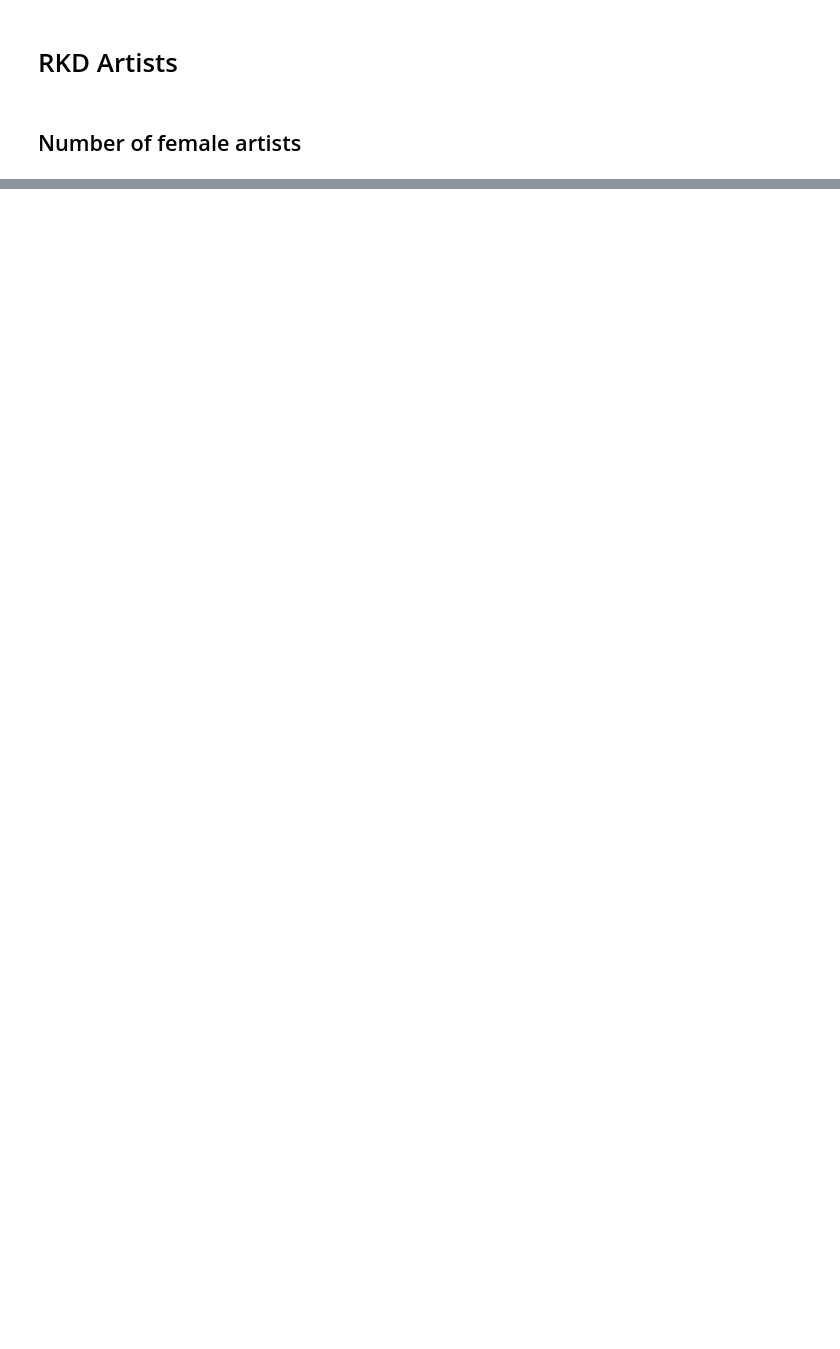
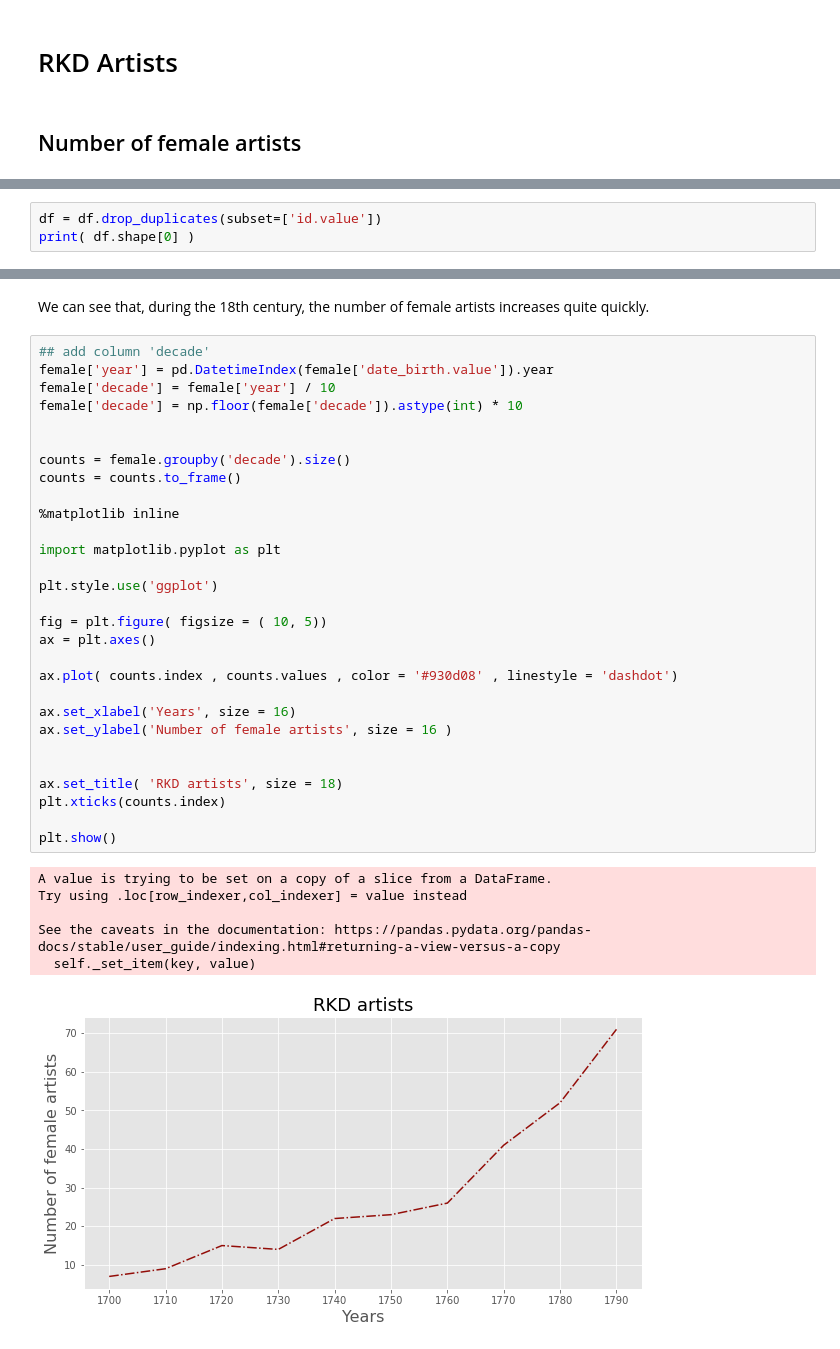
Before and after one commit to cdsleiden/python-tutorial, a Jupyter notebook: _sources/notebooks/RKD_SPARQL.ipynb, the cells around one changed output, grey strips where cells are left out. Cells and saved outputs as stored; diff of their text form; blank space fills up the shorter version.

Commit message:
Update documentation

```diff
--- a/_sources/notebooks/RKD_SPARQL.ipynb
+++ b/_sources/notebooks/RKD_SPARQL.ipynb
@@ -6,0 +258,3 @@ The query below selects all artists from the 19th century. Can you also select a
+# %%
+df = df.drop_duplicates(subset=['id.value'])
+print( df.shape[0] )
@@ -7 +307,39 @@ The query below selects all artists from the 19th century. Can you also select a
+# %% [markdown]
+We can see that, during the 18th century, the number of female artists increases quite quickly.
+# %%
+## add column 'decade'
+female['year'] = pd.DatetimeIndex(female['date_birth.value']).year
+female['decade'] = female['year'] / 10
+female['decade'] = np.floor(female['decade']).astype(int) * 10
+
+
+counts = female.groupby('decade').size()
+counts = counts.to_frame()
+
+%matplotlib inline
+
+import matplotlib.pyplot as plt
+
+plt.style.use('ggplot')
+
+fig = plt.figure( figsize = ( 10, 5))
+ax = plt.axes()
+
+ax.plot( counts.index , counts.values , color = '#930d08' , linestyle = 'dashdot')
+
+ax.set_xlabel('Years', size = 16)
+ax.set_ylabel('Number of female artists', size = 16 )
+
+
+ax.set_title( 'RKD artists', size = 18)
+plt.xticks(counts.index)
+
+plt.show()
+# %% [output]
+A value is trying to be set on a copy of a slice from a DataFrame.
+Try using .loc[row_indexer,col_indexer] = value instead
+
+See the caveats in the documentation: https://pandas.pydata.org/pandas-docs/stable/user_guide/indexing.html#returning-a-view-versus-a-copy
+  self._set_item(key, value)
+[figure, added]
 # %%
```
Also changed, not shown: parts of 28 cells of this notebook, 6 other files.
